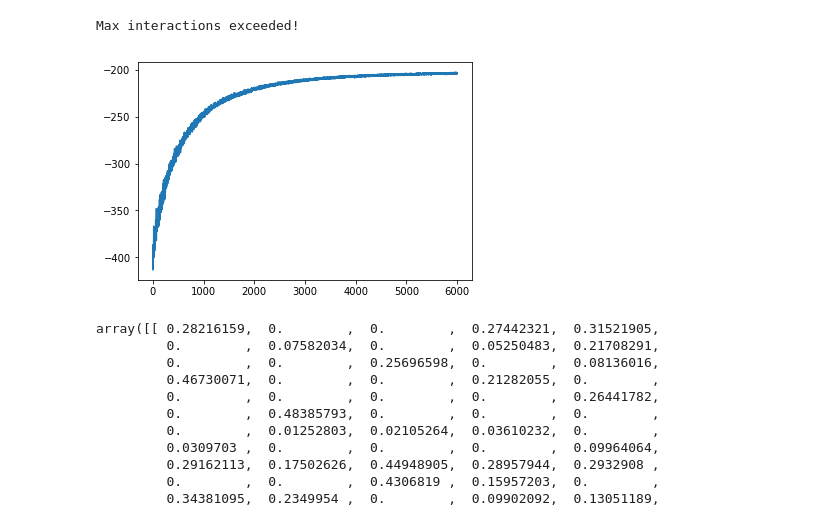
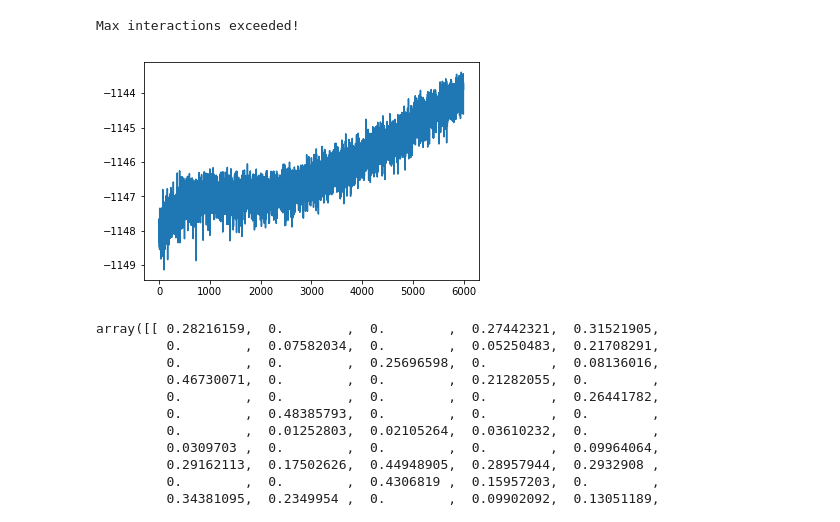
Before and after one commit to strayMat/bayesian-dropouts, a Jupyter notebook: GP gradient descent.ipynb, the cells around one changed output. Cells and saved outputs as stored; diff of their text form; code cells hidden in the pictures.

Commit message:
Adding random normal

```diff
--- a/GP gradient descent.ipynb
+++ b/GP gradient descent.ipynb
@@ -37,9 +37,9 @@ def gradient_descent_dropout(x, y, p1, p2, sigma, tau, ep=0.0001, max_iter=10000
 
 
     # initial weight matrices
-    M1 = np.random.normal(Q, K)
-    M2 = np.random.rand(K, D)
-    m = np.random.rand(1, K)
+    M1 = np.random.normal(0., 1.,(Q, K))
+    M2 = np.random.normal(0., 1., (K, D))
+    m = np.random.normal(0., 1., (1,K))
 
     for _ in tqdm(range(max_iter), desc="main loop"):
 
@@ -89,34 +89,34 @@ def gradient_descent_dropout(x, y, p1, p2, sigma, tau, ep=0.0001, max_iter=10000
                     gradM2[j,l] += mm2*ynew[0,l]
 
 
         alpha = 0.0001
         # update M
         M1 -= alpha * gradM1
         M2 -= alpha * gradM2
         m -= alpha * gradm
 
         iter += 1  # update iter
 
         if iter == max_iter:
             print ('Max interactions exceeded!')
             converged = True
 
         if converged:
             M1_res = M1
             M2_res = M2
             m_res = m
 
         res.append(L_GP_MC)
 
     return res, M1_res, M2_res, m_res
 
 
 pl = gradient_descent_dropout(x, y, 0.8, 0.9, 0.3, 0.4, ep=0.0001, max_iter=6000)
 plt.plot(pl[0])
 plt.show()
 # %% [output]
 Max interactions exceeded!
-[figure, old version]
+[figure, new version]
 # %%
 M1 = np.random.rand(Q, K)
 M2 = np.random.rand(K, D)
```
